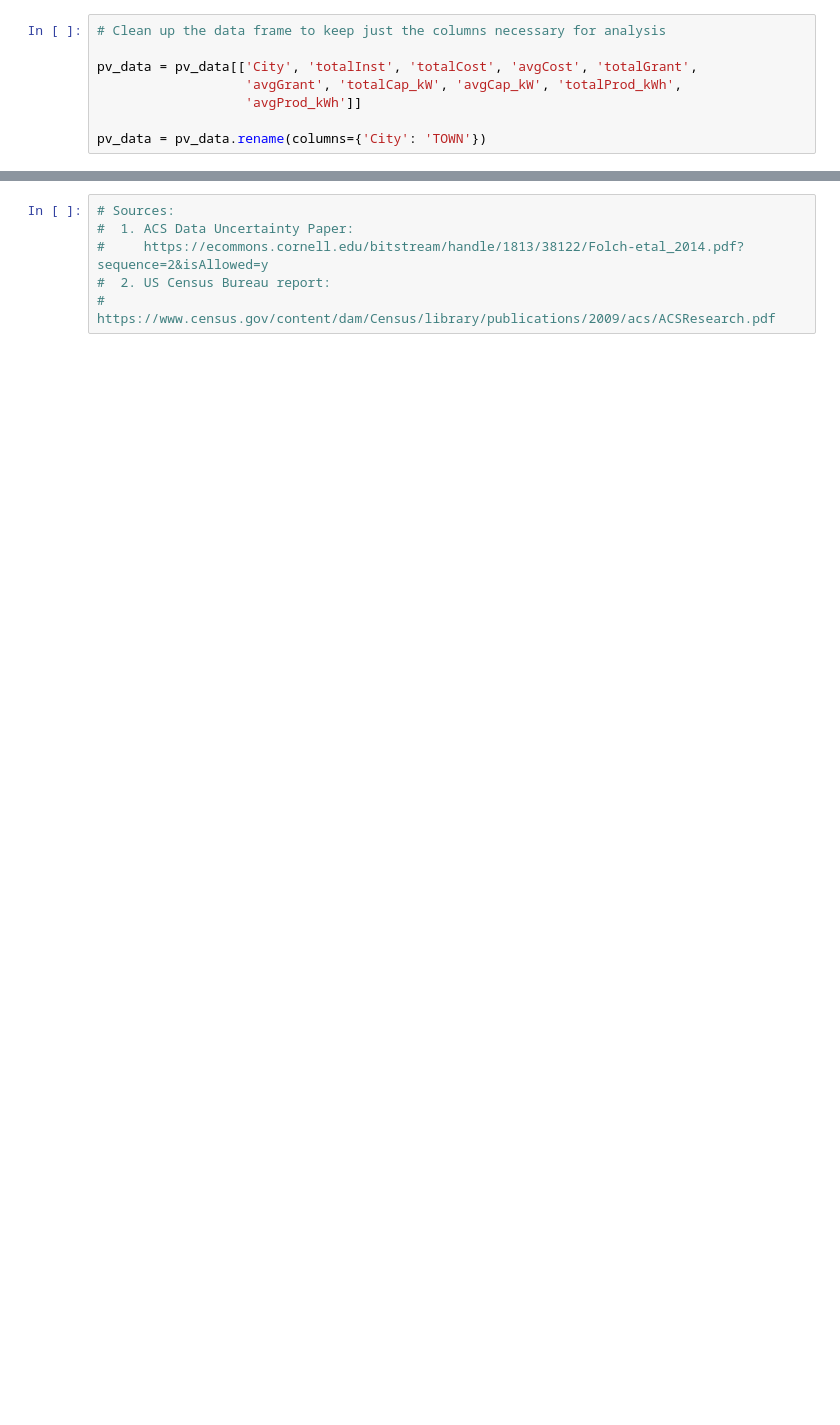
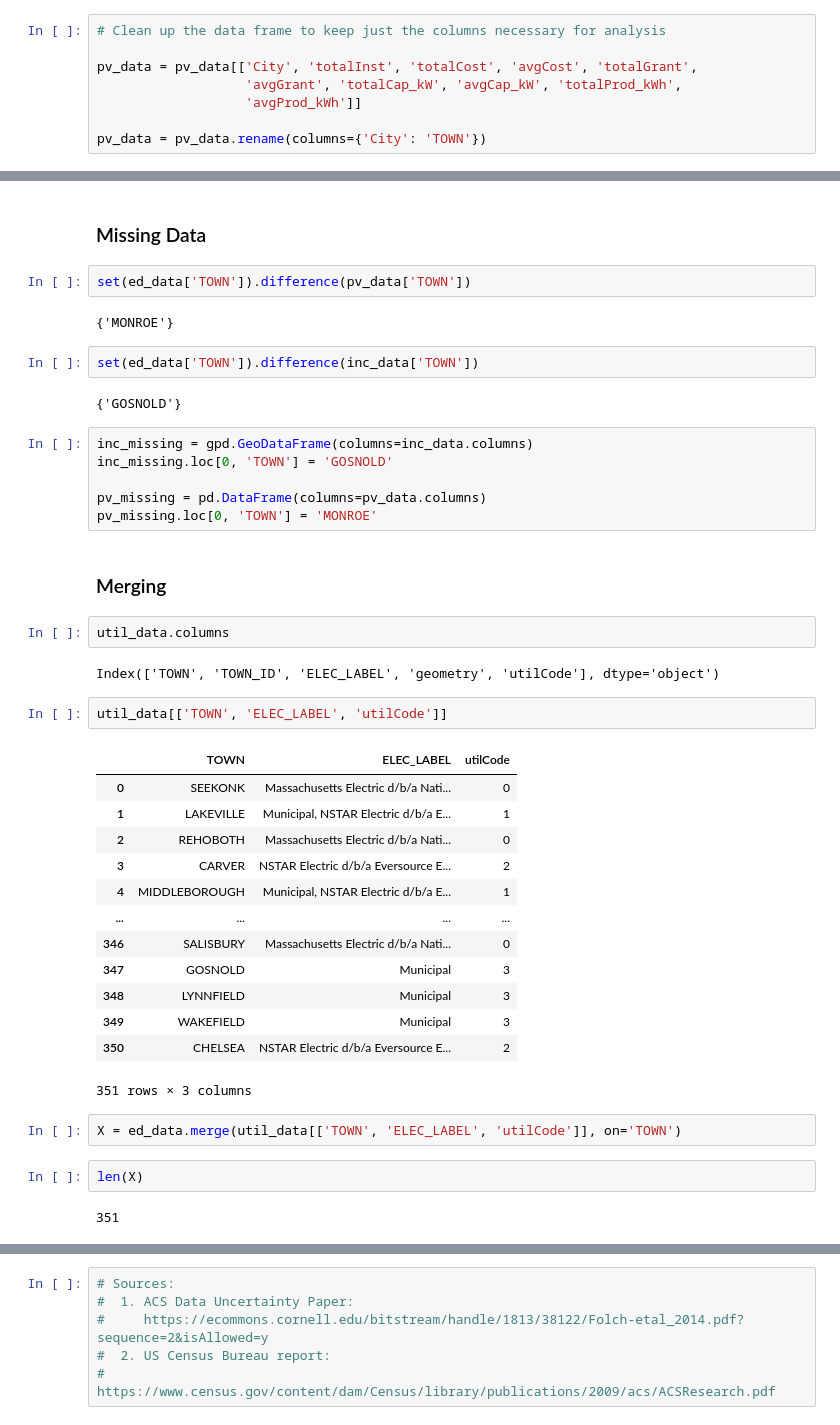
Before and after one commit to ghostpress/ee509-project, a Jupyter notebook: code/processing/dataProcNotebook.ipynb, the cells around one changed output, grey strips where cells are left out. Saved outputs shown, nothing was run; the diff lists cells and outputs as text; blank space fills up the shorter version.

```diff
--- a/code/processing/dataProcNotebook.ipynb
+++ b/code/processing/dataProcNotebook.ipynb
@@ -729,0 +734,44 @@ Index(['TOWN', 'totalInst', 'totalGrant', 'avgGrant', 'totalCap_kW',
+# %% [markdown]
+### Missing Data
+# %%
+set(ed_data['TOWN']).difference(pv_data['TOWN'])
+# %% [output]
+{'MONROE'}
+# %%
+set(ed_data['TOWN']).difference(inc_data['TOWN'])
+# %% [output]
+{'GOSNOLD'}
+# %%
+inc_missing = gpd.GeoDataFrame(columns=inc_data.columns)
+inc_missing.loc[0, 'TOWN'] = 'GOSNOLD'
+
+pv_missing = pd.DataFrame(columns=pv_data.columns)
+pv_missing.loc[0, 'TOWN'] = 'MONROE'
+# %% [markdown]
+### Merging
+# %%
+util_data.columns
+# %% [output]
+Index(['TOWN', 'TOWN_ID', 'ELEC_LABEL', 'geometry', 'utilCode'], dtype='object')
+# %%
+util_data[['TOWN', 'ELEC_LABEL', 'utilCode']]
+# %% [output]
+|  | TOWN | ELEC_LABEL | utilCode |
+| 0 | SEEKONK | Massachusetts Electric d/b/a Nati... | 0 |
+| 1 | LAKEVILLE | Municipal, NSTAR Electric d/b/a E... | 1 |
+| 2 | REHOBOTH | Massachusetts Electric d/b/a Nati... | 0 |
+| 3 | CARVER | NSTAR Electric d/b/a Eversource E... | 2 |
+| 4 | MIDDLEBOROUGH | Municipal, NSTAR Electric d/b/a E... | 1 |
+| ... | ... | ... | ... |
+| 346 | SALISBURY | Massachusetts Electric d/b/a Nati... | 0 |
+| 347 | GOSNOLD | Municipal | 3 |
+| 348 | LYNNFIELD | Municipal | 3 |
+| 349 | WAKEFIELD | Municipal | 3 |
+| 350 | CHELSEA | NSTAR Electric d/b/a Eversource E... | 2 |
+351 rows × 3 columns
+# %%
+X = ed_data.merge(util_data[['TOWN', 'ELEC_LABEL', 'utilCode']], on='TOWN')
+# %%
+len(X)
+# %% [output]
+351
```
Also changed, not shown: parts of 20 cells of this notebook.
